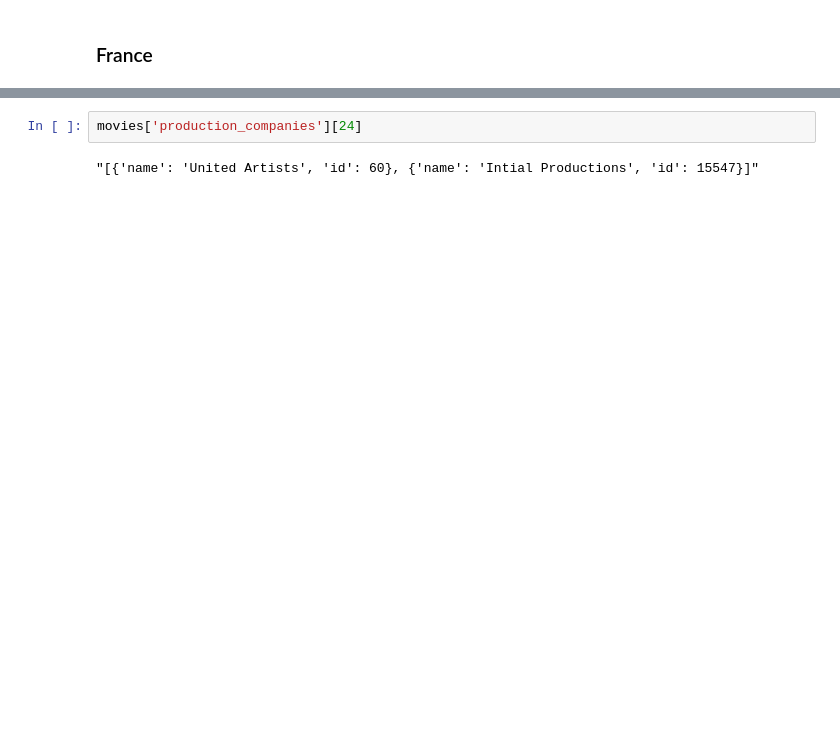
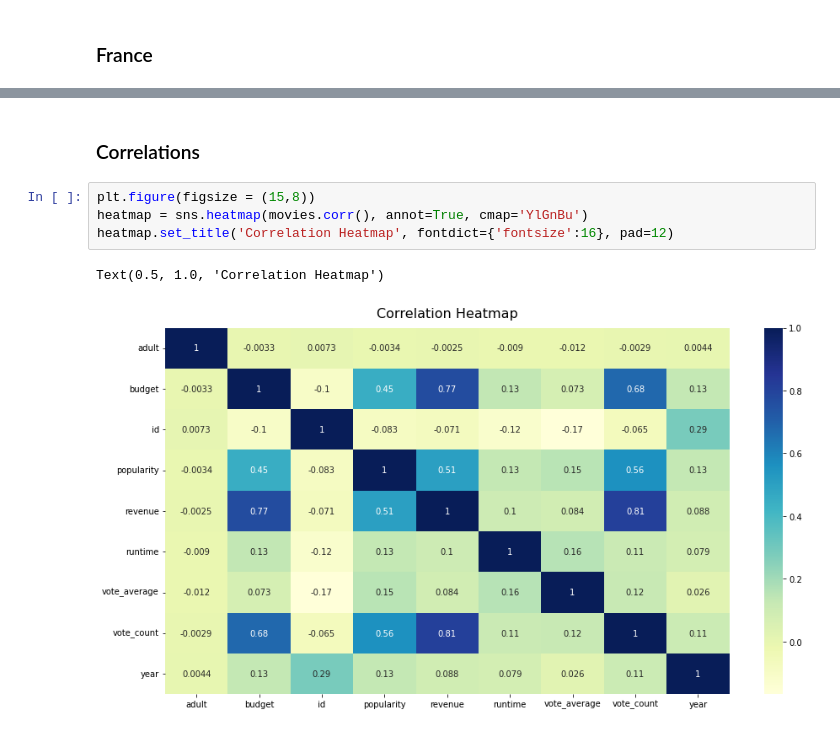
Before and after one commit to Davichet-e/ml-movie-oraculum, a Jupyter notebook: movies_metadata/Movies.ipynb, the cells around one changed output, grey strips where cells are left out. Cells and saved outputs as stored; diff of their text form; blank space fills up the shorter version.

Commit message:
Add Corr

```diff
--- a/movies_metadata/Movies.ipynb
+++ b/movies_metadata/Movies.ipynb
@@ -266,7 +266,12 @@ mostCategoresProducedByCountry('United Kingdom')
 mostCategoresProducedByCountry('France')
 # %% [output]
 [interactive output not drawn]
-# %%
-movies['production_companies'][24]
-# %% [output]
-"[{'name': 'United Artists', 'id': 60}, {'name': 'Intial Productions', 'id': 15547}]"
+# %% [markdown]
+### Correlations
+# %%
+plt.figure(figsize = (15,8))
+heatmap = sns.heatmap(movies.corr(), annot=True, cmap='YlGnBu')
+heatmap.set_title('Correlation Heatmap', fontdict={'fontsize':16}, pad=12)
+# %% [output]
+Text(0.5, 1.0, 'Correlation Heatmap')
+[figure, added]
```
